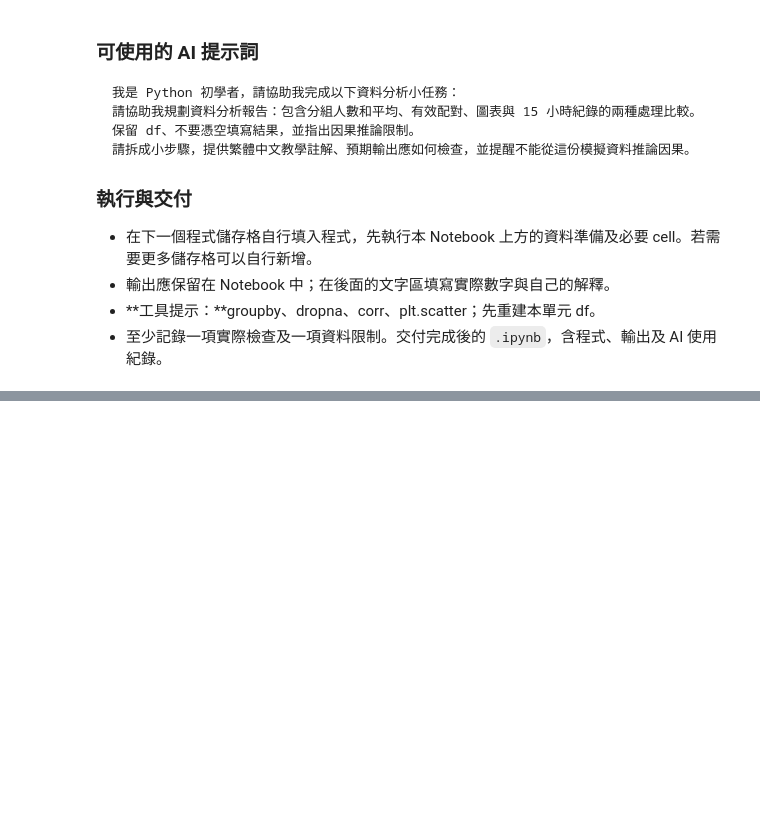
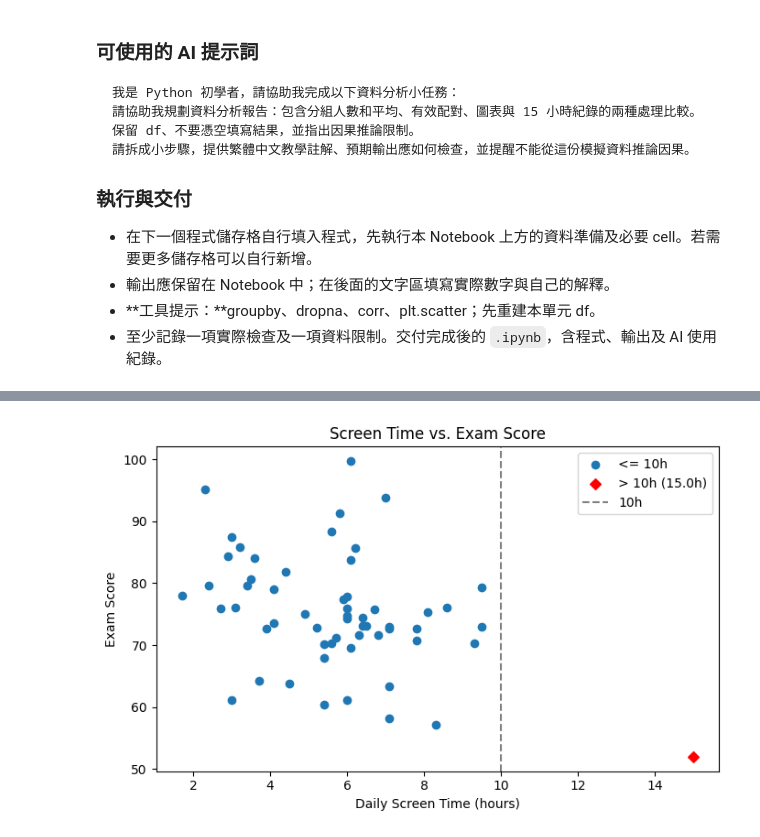
Before and after one commit to lyc221221/C114118115-cis, a Jupyter notebook: W11/08_分析報告與可重現性_學生版.ipynb, the cells around one changed output, grey strips where cells are left out. Cells and saved outputs as stored; diff of their text form; code cells hidden in the pictures; blank space fills up the shorter version.

```diff
--- a/W11/08_分析報告與可重現性_學生版.ipynb
+++ b/W11/08_分析報告與可重現性_學生版.ipynb
@@ -182,6 +216,95 @@ print("檢查通過：報告使用的有效配對正確。")
 - **工具提示：**groupby、dropna、corr、plt.scatter；先重建本單元 df。
 - 至少記錄一項實際檢查及一項資料限制。交付完成後的 `.ipynb`，含程式、輸出及 AI 使用紀錄。
 # %%
-# 學生小任務 MB：請在此撰寫你的程式
-# 執行前先確認上方資料準備與必要 cell 已執行；可新增其他程式 cell。
-# TODO：依任務要求加入程式；完成後執行並保留輸出。
+import matplotlib.pyplot as plt
+import numpy as np
+import pandas as pd
+
+pd.set_option("display.unicode.east_asian_width", True)
+pd.set_option("display.width", 1000)
+pd.set_option("display.max_columns", 20)
+
+# 1. 建立可重跑的模擬資料（保留 df）
+np.random.seed(42)
+n = 60
+
+df = pd.DataFrame({
+    "student_id": [f"S{i:03d}" for i in range(1, n + 1)],
+    "department": np.random.choice(
+        ["資工系", "企管系", "外文系"], size=n, p=[0.4, 0.35, 0.25]
+    ),
+    "study_hours": np.round(np.random.normal(14.0, 4.0, n).clip(2, 28), 1),
+    "screen_time": np.round(np.random.normal(5.5, 2.0, n).clip(1, 9.5), 1),
+})
+df["exam_score"] = np.round(
+    (
+        65
+        + 1.4 * df["study_hours"]
+        - 1.8 * df["screen_time"]
+        + np.random.normal(0, 6, n)
+    ).clip(40, 100),
+    1,
+)
+
+# 注入缺失值與 15 小時極端紀錄
+df.loc[[3, 17, 41], "study_hours"] = np.nan
+df.loc[[10, 17, 52], "exam_score"] = np.nan
+df.loc[59, ["department", "study_hours", "screen_time", "exam_score"]] = [
+    "資工系",
+    12.0,
+    15.0,
+    52.0,
+]
+
+# 2. 科系分組筆數與平均
+dept_summary = (
+    df.groupby("department")
+    .agg(
+        總筆數=("student_id", "count"),
+        讀書有效數=("study_hours", "count"),
+        平均讀書時數=("study_hours", "mean"),
+        平均螢幕時間=("screen_time", "mean"),
+        成績有效數=("exam_score", "count"),
+        平均成績=("exam_score", "mean"),
+    )
+    .round(2)
+)
+print(dept_summary)
+
+# 3. 有效配對相關分析：比較保留 vs 排除 screen_time > 10
+for name, sub in [
+    ("保留全部", df),
+    ("排除 >10h", df[df["screen_time"] <= 10]),
+]:
+  p_study = sub[["study_hours", "exam_score"]].dropna()
+  p_screen = sub[["screen_time", "exam_score"]].dropna()
+  print(
+      f"[{name}] 讀書配對 n={len(p_study)},"
+      f" r={p_study['study_hours'].corr(p_study['exam_score']):.4f} | 螢幕配對"
+      f" n={len(p_screen)},"
+      f" r={p_screen['screen_time'].corr(p_screen['exam_score']):.4f}"
+  )
+
+# 4. 散佈圖
+valid = df[["screen_time", "exam_score"]].dropna()
+plt.figure(figsize=(7, 4.5))
+plt.scatter(
+    valid[valid["screen_time"] <= 10]["screen_time"],
+    valid[valid["screen_time"] <= 10]["exam_score"],
+    label="<= 10h",
+)
+plt.scatter(
+    valid[valid["screen_time"] > 10]["screen_time"],
+    valid[valid["screen_time"] > 10]["exam_score"],
+    color="red",
+    marker="D",
+    label="> 10h (15.0h)",
+)
+plt.axvline(10, color="gray", linestyle="--", label="10h")
+plt.xlabel("Daily Screen Time (hours)")
+plt.ylabel("Exam Score")
+plt.title("Screen Time vs. Exam Score")
+plt.legend()
+plt.tight_layout()
+plt.show()
+# %% [output]
@@ -188,2 +318,3 @@ print("檢查通過：報告使用的有效配對正確。")
+[figure, added]
 # %% [markdown]
 ### ✍️ 小任務 MB｜結果與檢核（請雙擊填寫）
```
Also changed, not shown: parts of 11 cells of this notebook.
